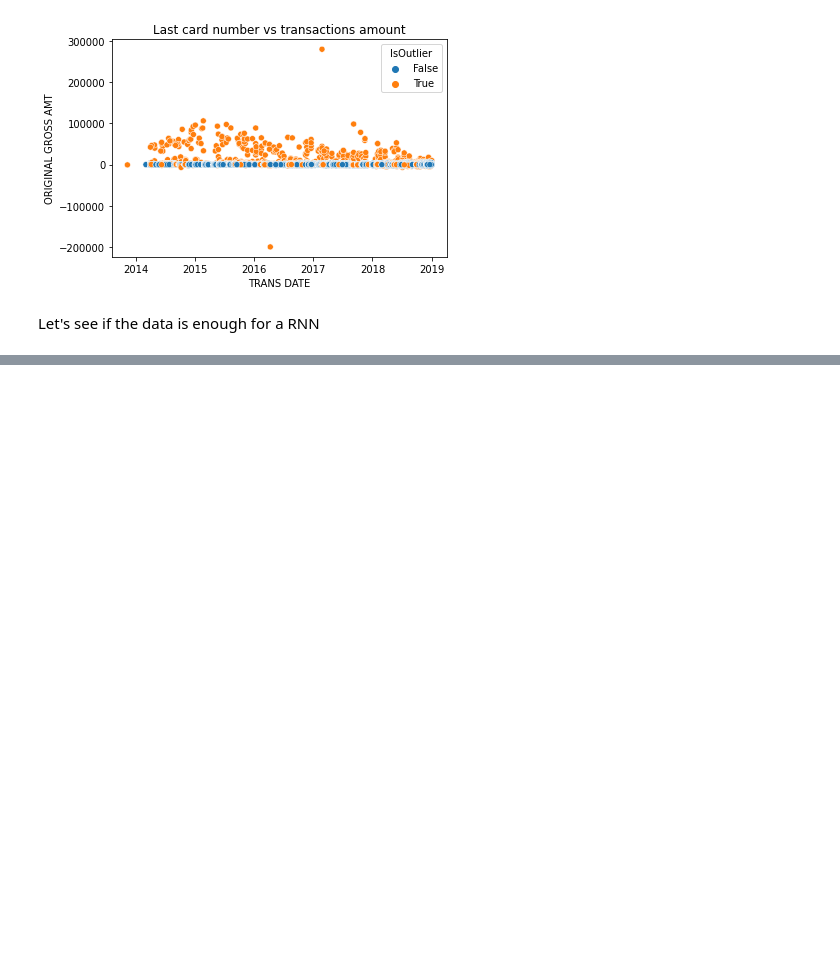
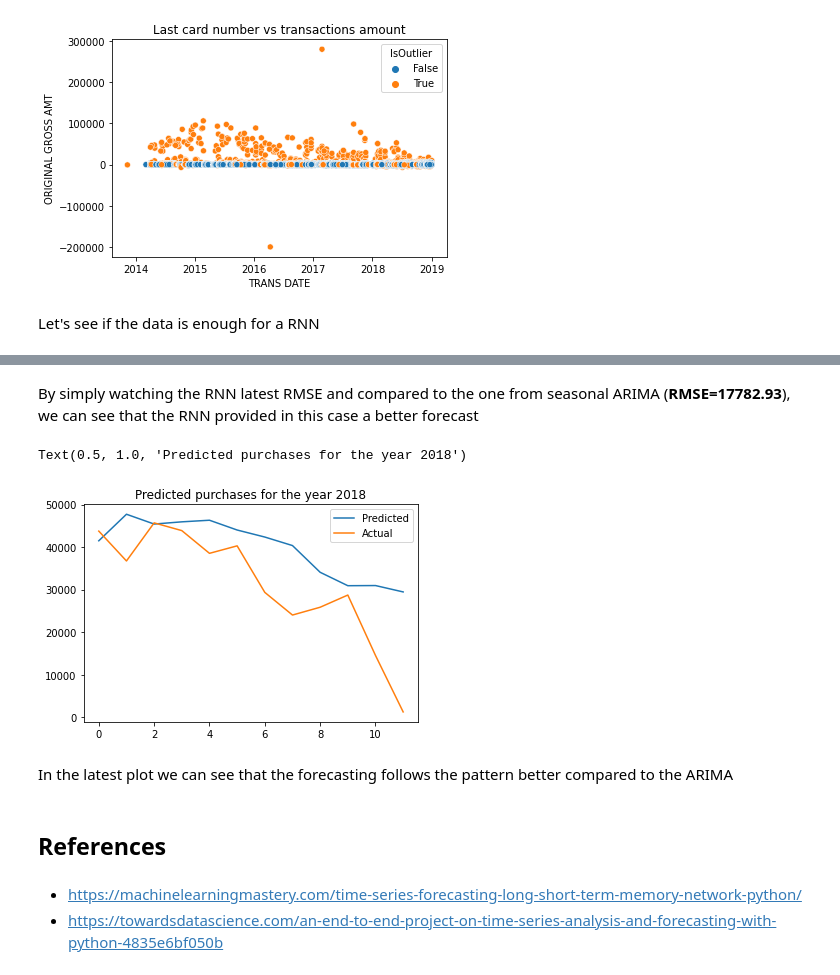
Before and after one commit to julioportellah/task2-financial-data, a Jupyter notebook: purchase_analysis.ipynb, the cells around one changed output, grey strips where cells are left out. Drawn from its saved outputs; the diff is of its cells as text; code cells hidden in the pictures; blank space fills up the shorter version.

```diff
--- a/purchase_analysis.ipynb
+++ b/purchase_analysis.ipynb
@@ -450,0 +520,10 @@ Let's see if the data is enough for a RNN
+# %%
+# transform data to be supervised learning
+supervised = timeseries_to_supervised(diff_values, 1)
+supervised_values = supervised.values
+# %%
+# split data into train and test-sets
+train, test = supervised_values[0:-12], supervised_values[-12:]
+# %%
+# transform the scale of the data
+scaler, train_scaled, test_scaled = scale(train, test)
@@ -450,0 +532,26 @@ Let's see if the data is enough for a RNN
+# %%
+# repeat experiment
+repeats = 10
+error_scores = list()
+for r in range(repeats):
+	# fit the model
+	lstm_model = fit_lstm(train_scaled, 1, 200, 4)
+	# forecast the entire training dataset to build up state for forecasting
+	train_reshaped = train_scaled[:, 0].reshape(len(train_scaled), 1, 1)
+	lstm_model.predict(train_reshaped, batch_size=1)
+	# walk-forward validation on the test data
+	predictions = list()
+	for i in range(len(test_scaled)):
+		# make one-step forecast
+		X, y = test_scaled[i, 0:-1], test_scaled[i, -1]
+		yhat = forecast_lstm(lstm_model, 1, X)
+		# invert scaling
+		yhat = invert_scale(scaler, X, yhat)
+		# invert differencing
+		yhat = inverse_difference(raw_values, yhat, len(test_scaled)+1-i)
+		# store forecast
+		predictions.append(yhat)
+	# report performance
+	rmse = sqrt(mean_squared_error(raw_values[-12:], predictions))
+	print('%d) Test RMSE: %.3f' % (r+1, rmse))
+	error_scores.append(rmse)
@@ -450,0 +569,17 @@ Let's see if the data is enough for a RNN
+# %% [markdown]
+By simply watching the RNN latest RMSE and compared to the one from seasonal ARIMA (**RMSE=17782.93**), we can see that the RNN provided in this case a better forecast
+# %%
+plt.plot(predictions)
+plt.plot(y_full[-12:].values)
+plt.legend(["Predicted", "Actual"], loc ="upper right")
+plt.title('Predicted purchases for the year 2018')
+# %% [output]
+Text(0.5, 1.0, 'Predicted purchases for the year 2018')
+[figure, added]
+# %% [markdown]
+In the latest plot we can see that the forecasting follows the pattern better compared to the ARIMA
+# %% [markdown]
+## References
+# %% [markdown]
+* https://machinelearningmastery.com/time-series-forecasting-long-short-term-memory-network-python/
+* https://towardsdatascience.com/an-end-to-end-project-on-time-series-analysis-and-forecasting-with-python-4835e6bf050b
```
Also changed, not shown: parts of 4 cells of this notebook, 1 other file.
